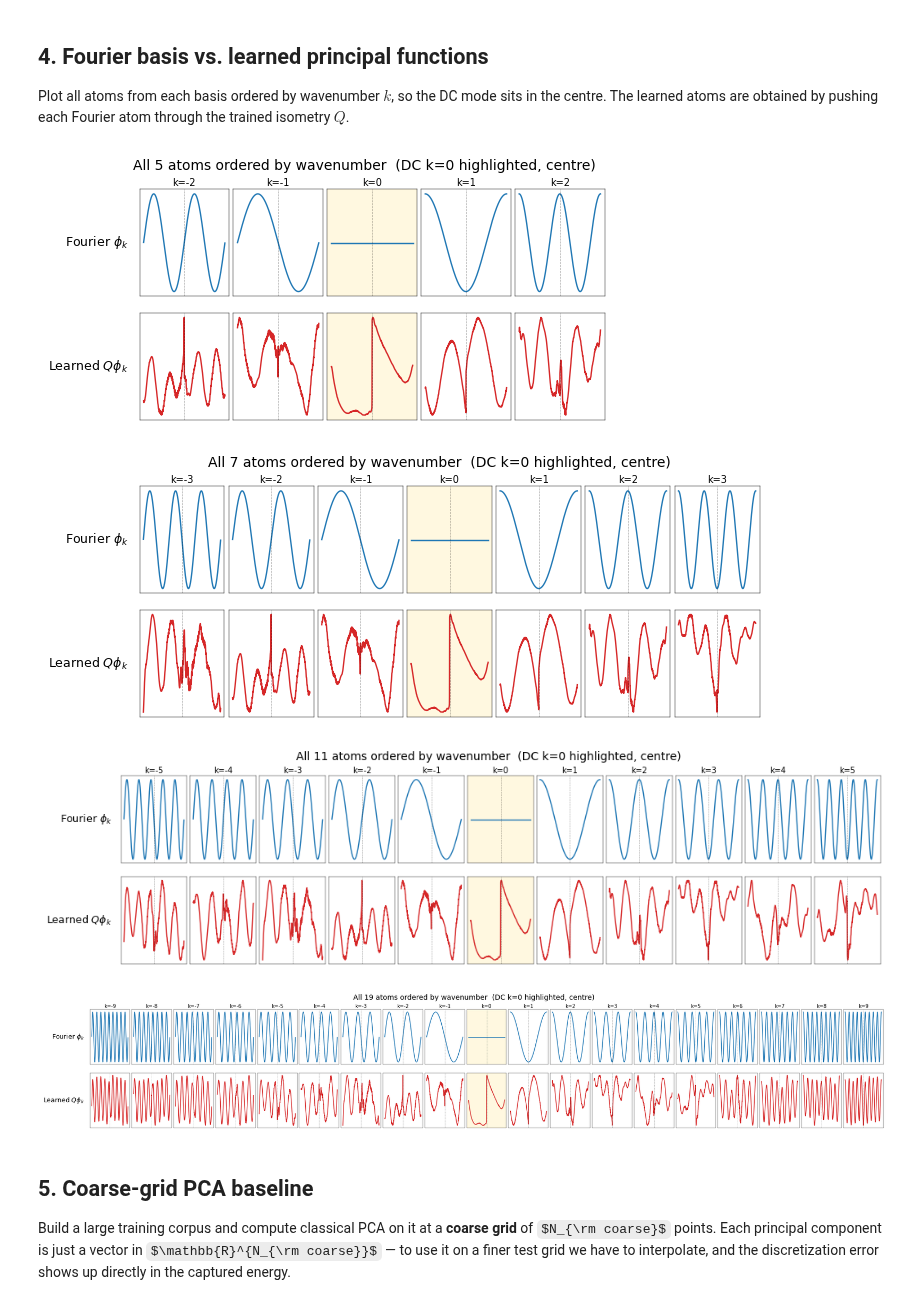
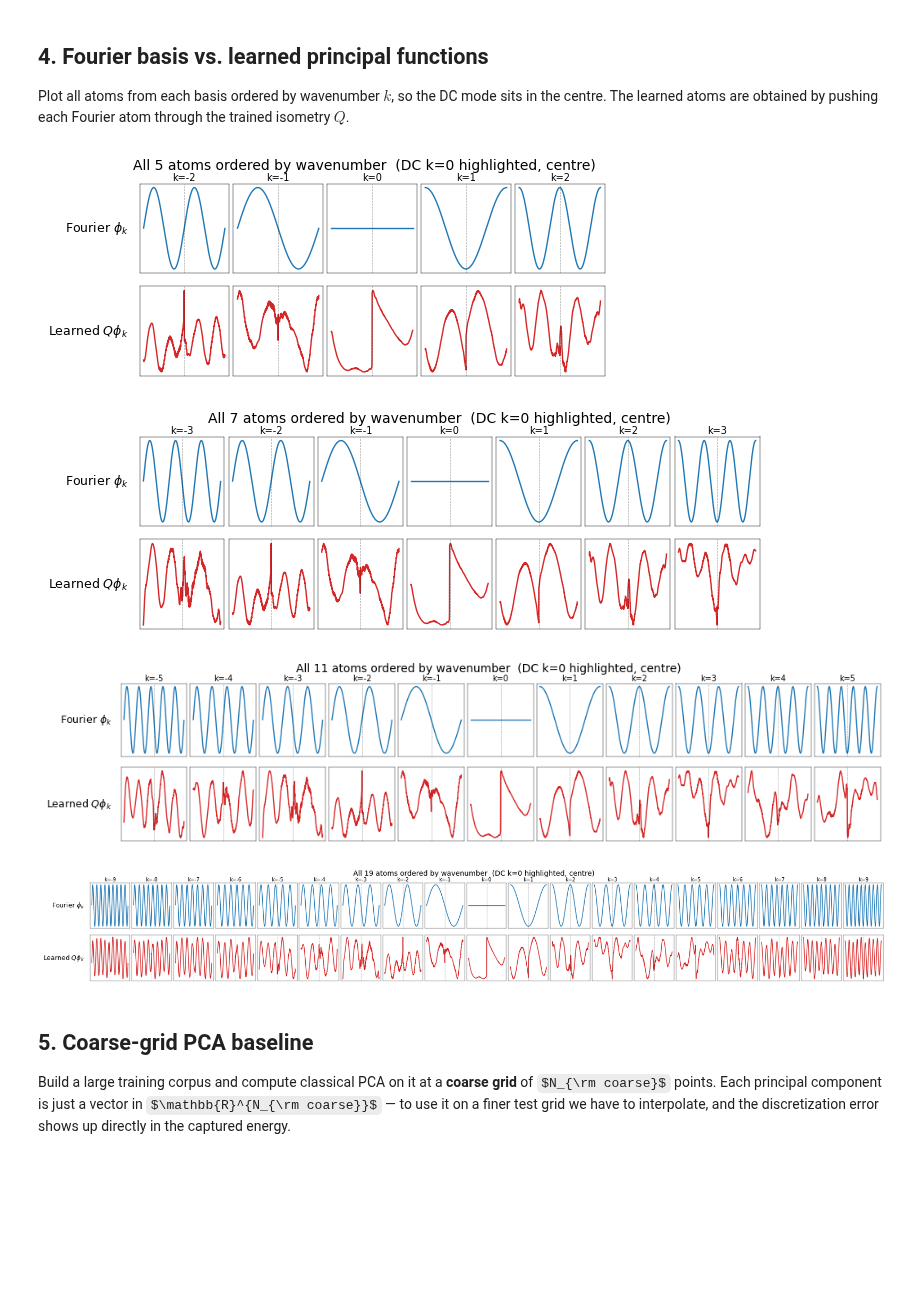
Before and after one commit to HamidrezaKmK/Learning-ONBs, a Jupyter notebook: notebooks/fpca_1d.ipynb, the cells around one changed output. Drawn from its saved outputs; the diff is of its cells as text; code cells hidden in the pictures; some formulas as TeX source; blank space fills up the shorter version.

```diff
--- a/notebooks/fpca_1d.ipynb
+++ b/notebooks/fpca_1d.ipynb
@@ -237,39 +237,39 @@ for K_TRUNC in [3, 4, 6, 10]:
     order_x    = np.argsort(x_np)
     x_sorted   = x_np[order_x]
 
     fig, axes = plt.subplots(2, A,
-        figsize=(A * 1.0 + 1.0, 3.0),
+        figsize=(A * 1.0 + 1.0, 2.5),
         sharex=True, sharey=False, squeeze=False,
         gridspec_kw={"wspace": 0.05, "hspace": 0.15},
     )
     for j in range(A):
         f_F   = atoms_fourier[j].squeeze(-1).cpu().numpy()[order_x]
         f_L   = atoms_learned[j].squeeze(-1).cpu().numpy()[order_x]
         k_val = indices_wn[j, 0].item()
-        bg    = "#fff8e0" if k_val == 0 else "white"   # highlight DC
+        bg    = "white"   # highlight DC
         axes[0, j].plot(x_sorted, f_F, color="C0", lw=1.0)
         axes[1, j].plot(x_sorted, f_L, color="C3", lw=1.0)
         for r in (0, 1):
             axes[r, j].set_facecolor(bg)
             axes[r, j].axvline(0.5, color="k", ls="--", lw=0.4, alpha=0.4)
             axes[r, j].set_xticks([]); axes[r, j].set_yticks([])
             for sp in axes[r, j].spines.values():
                 sp.set_linewidth(0.3)
         axes[0, j].set_title(f"k={k_val}", fontsize=7, pad=2)
 
     axes[0, 0].set_ylabel(r"Fourier $\phi_k$", fontsize=9, rotation=0,
                         ha="right", va="center", labelpad=8)
     axes[1, 0].set_ylabel(r"Learned $Q\phi_k$", fontsize=9, rotation=0,
                         ha="right", va="center", labelpad=8)
     plt.suptitle(f"All {A} atoms ordered by wavenumber  (DC k=0 highlighted, centre)", fontsize=10)
     plt.tight_layout();
     # plt.savefig('fpca_1d_high_res.png', dpi=500, bbox_inches='tight')
     plt.show()
 # %% [output]
-[figure, old version]
+[figure, new version]
-[figure, old version]
+[figure, new version]
-[figure, old version]
+[figure, new version]
-[figure, old version]
+[figure, new version]
 # %% [markdown]
 ## 5. Coarse-grid PCA baseline
 
```
Also changed, not shown: parts of 6 cells of this notebook, 4 other files.
